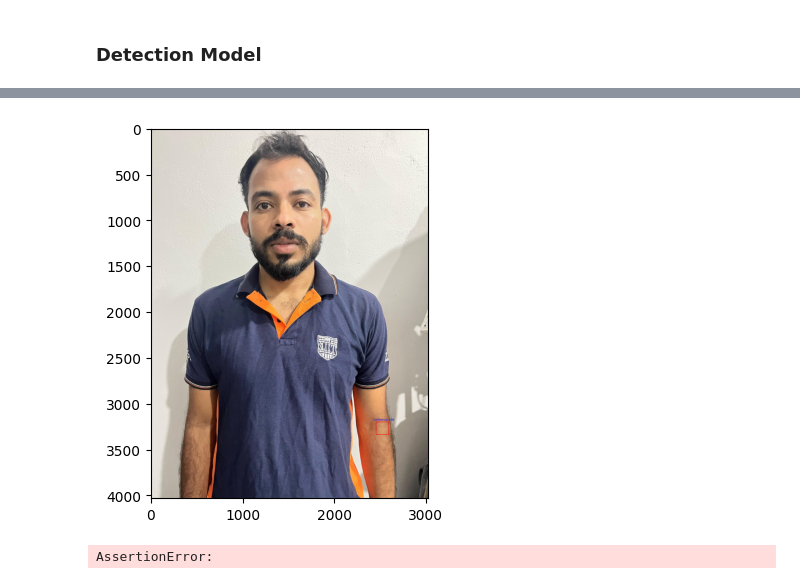
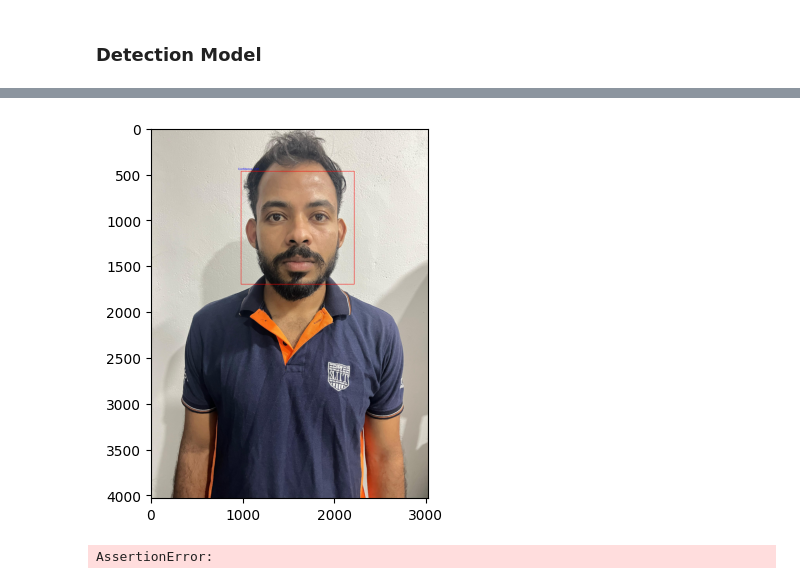
Before and after one commit to purnalakshitha99/edu-smart-e-learning-platform-apis, a Jupyter notebook: USER_VARIFICATION_SERVICE/face_recogntion.ipynb, the cells around one changed output, grey strips where cells are left out. Saved outputs shown, nothing was run; the diff lists cells and outputs as text; code cells hidden in the pictures.

```diff
--- a/USER_VARIFICATION_SERVICE/face_recogntion.ipynb
+++ b/USER_VARIFICATION_SERVICE/face_recogntion.ipynb
@@ -143,10 +143,10 @@ def visualize_face_detection(img_path):
 
     plt.imshow(image)
 # %%
-img_path = "data/facedb/purna/purna (4).jpg"
+img_path = "data/facedb/purna/purna (6).jpg"
 visualize_face_detection(img_path)
 # %% [output]
-[figure, old version]
+[figure, new version]
 # %%
 def extract_face_information_for_db(img_path):
     # face_objs = DeepFace.represent(
```
Also changed, not shown: parts of 2 cells of this notebook, 3 other files.
